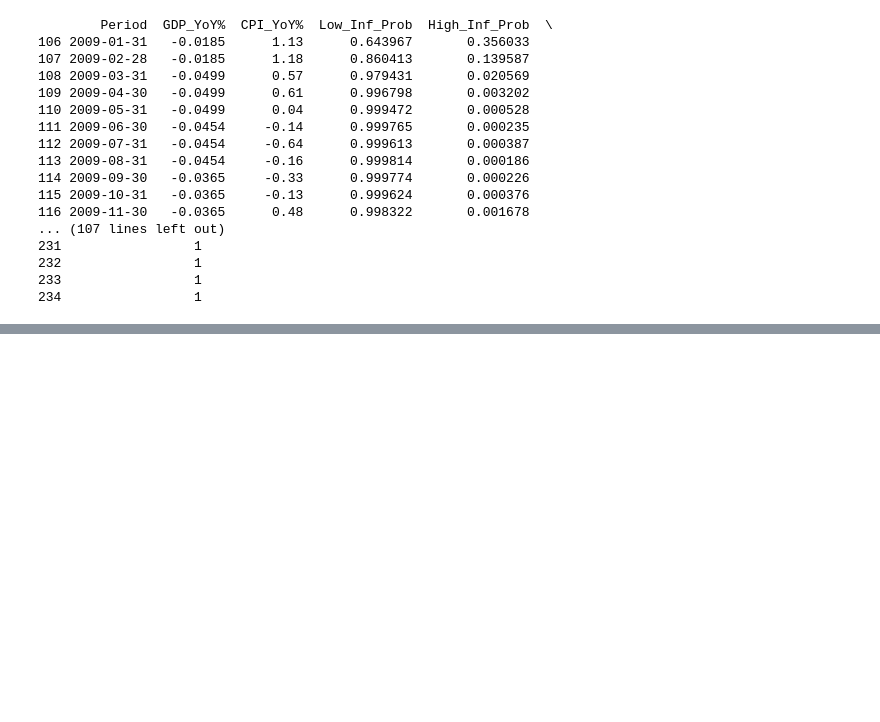
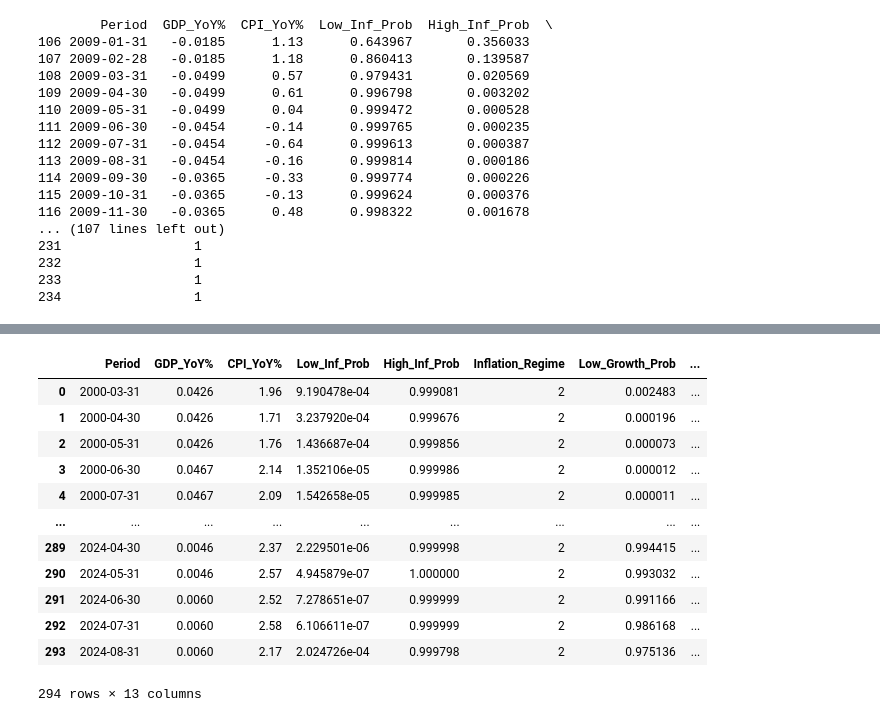
Before and after one commit to lesfgoh/MH4518-Simulation-Techniques, a Jupyter notebook: Code/markov.ipynb, the cells around one changed output, grey strips where cells are left out. Drawn from its saved outputs; the diff is of its cells as text; code cells hidden in the pictures; blank space fills up the shorter version.

Commit message:
Added my markov implementation

```diff
--- a/Code/markov.ipynb
+++ b/Code/markov.ipynb
@@ -182,15 +182,15 @@ print(filtered_rows.head(60))
 # Step 2: Fit MRS Model to GDP Data FOR THE EUROZONE
 # Fit a two-regime Markov Switching model to the GDP rate
 # GDP Model
-inflation_model = MarkovRegression(store["Eurozone"]['GDP_YoY%'], k_regimes=2, trend='c', switching_variance=True)
-inflation_result = inflation_model.fit()
+growth_model = MarkovRegression(store["Eurozone"]['GDP_YoY%'], k_regimes=2, trend='c', switching_variance=True)
+growth_result = growth_model.fit()
 
-print("Inflation Model Summary:")
-print(inflation_result.summary())
+print("Growth Model Summary:")
+print(growth_result.summary())
 
 # Step 3: Extract Inflation Regime Probabilities
-store["Eurozone"]['Low_Growth_Prob'] = inflation_result.smoothed_marginal_probabilities[0]
-store["Eurozone"]['High_Growth_Prob'] = inflation_result.smoothed_marginal_probabilities[1]
+store["Eurozone"]['Low_Growth_Prob'] = growth_result.smoothed_marginal_probabilities[0]
+store["Eurozone"]['High_Growth_Prob'] = growth_result.smoothed_marginal_probabilities[1]
 
 # Assign Inflation Regimes based on higher probability
 store["Eurozone"]['Growth_Regime'] = np.where( store["Eurozone"]['Low_Growth_Prob'] > store["Eurozone"]['High_Growth_Prob'], 1, 2)
@@ -214,0 +252,16 @@ Warnings:
+# %%
+store["Eurozone"]
+# %% [output]
+|  | Period | GDP_YoY% | CPI_YoY% | Low_Inf_Prob | High_Inf_Prob | Inflation_Regime | Low_Growth_Prob | ... |
+| 0 | 2000-03-31 | 0.0426 | 1.96 | 9.190478e-04 | 0.999081 | 2 | 0.002483 | ... |
+| 1 | 2000-04-30 | 0.0426 | 1.71 | 3.237920e-04 | 0.999676 | 2 | 0.000196 | ... |
+| 2 | 2000-05-31 | 0.0426 | 1.76 | 1.436687e-04 | 0.999856 | 2 | 0.000073 | ... |
+| 3 | 2000-06-30 | 0.0467 | 2.14 | 1.352106e-05 | 0.999986 | 2 | 0.000012 | ... |
+| 4 | 2000-07-31 | 0.0467 | 2.09 | 1.542658e-05 | 0.999985 | 2 | 0.000011 | ... |
+| ... | ... | ... | ... | ... | ... | ... | ... | ... |
+| 289 | 2024-04-30 | 0.0046 | 2.37 | 2.229501e-06 | 0.999998 | 2 | 0.994415 | ... |
+| 290 | 2024-05-31 | 0.0046 | 2.57 | 4.945879e-07 | 1.000000 | 2 | 0.993032 | ... |
+| 291 | 2024-06-30 | 0.0060 | 2.52 | 7.278651e-07 | 0.999999 | 2 | 0.991166 | ... |
+| 292 | 2024-07-31 | 0.0060 | 2.58 | 6.106611e-07 | 0.999999 | 2 | 0.986168 | ... |
+| 293 | 2024-08-31 | 0.0060 | 2.17 | 2.024726e-04 | 0.999798 | 2 | 0.975136 | ... |
+294 rows × 13 columns
```
Also changed, not shown: parts of 14 cells of this notebook, 6 other files.
